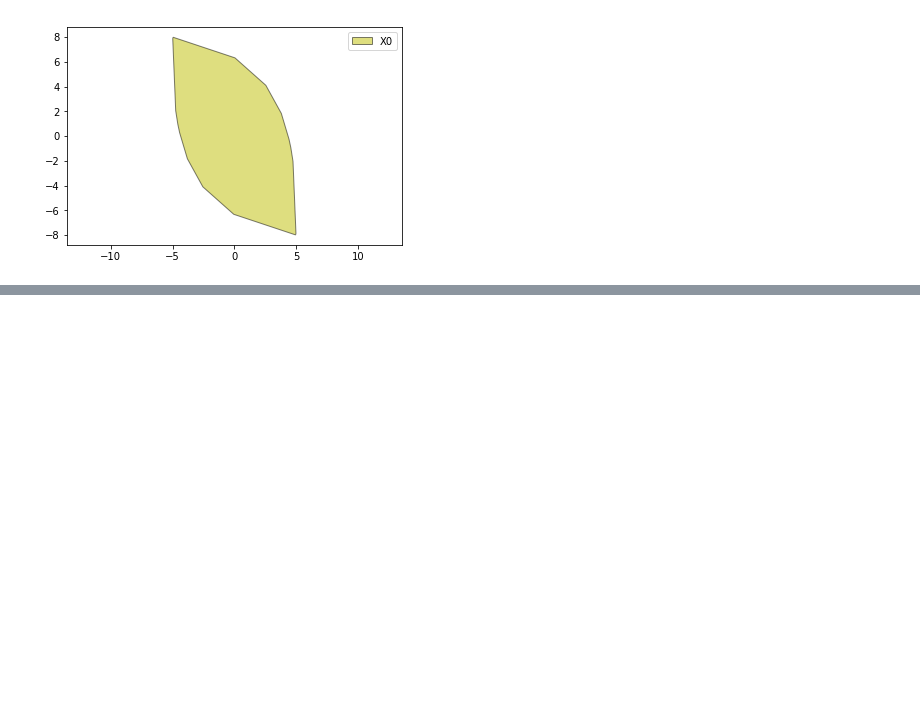
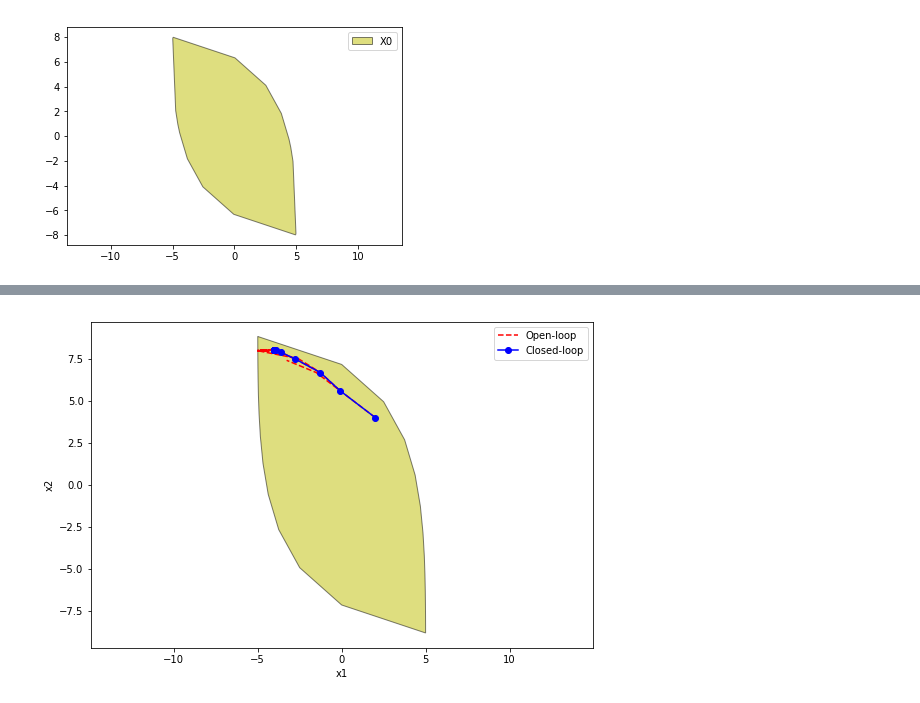
Before and after one commit to ZionDeng/Advanced-Control-Design, a Jupyter notebook: Past exams/2019Final.ipynb, the cells around one changed output, grey strips where cells are left out. Drawn from its saved outputs; the diff is of its cells as text; code cells hidden in the pictures; blank space fills up the shorter version.

```diff
--- a/Past exams/2019Final.ipynb
+++ b/Past exams/2019Final.ipynb
@@ -1229,3 +1229,95 @@ plt.show()
 # This Xf is the 10 step set controllable to 0, which is an invarinat set
 # %% [output]
 [figure]
+# %%
+# [5b]
+# in closed loop system comtrolled by the MPC, with the new design is persistently feasible but does not converge to the origin.
+# P does not satisfy the condition of the Main MPC theorem. if it did, (0,0) will be a-stable with the region of attraction around x0.
+N=10
+eps = 0.001
+S = pt.box2poly([[-eps, eps], [-eps, eps]])
+K=KsetinNstepstoS(S, N, A, B,X, U)
+Xf=K[N-1]
+
+
+
+#Solution to A5
+# Should have all set up and ready to run MPC with exception of Horizon N
+#make N small
+# approch is to increase the horizon until feasible. I did not change the tubning P,Q,R and Xf.
+# One could  try to use a larger Xf so that N is small.
+#Prediction horizon
+N=3
+
+# Run closed loop with MPC
+
+# Setup the simulation with MPC controller
+
+nx = np.size(A, 0)
+nu = np.size(B, 1)
+
+# Setup the terminal cost adn terminal constraint
+# Xf defined before
+Af = Xf.A
+bf = Xf.b
+#Tuning according to the question
+Q = 0.1*np.eye(2)
+P=Q
+# P=Pinf
+
+# Set initial state
+#according to the quesion
+x0 = np.array([2, 4])
+
+
+M = 30   # Simulation steps
+xOpt = np.zeros((nx, M+1))
+uOpt = np.zeros((nu, M))
+xOpt[:, 0] = x0.reshape(nx, )
+
+xPred = np.zeros((nx, N+1, M))
+predErr = np.zeros((nx, M-N+1))
+
+feas = np.zeros((M, ), dtype=bool)
+xN = np.zeros((nx,1))
+
+
+fig = plt.figure(figsize=(9, 6))
+for t in range(M):
+    [model, feas[t], x, u, J] = solve_cftoc(A, B, P, Q, R, N, xOpt[:, t], x1U, x2U, -uU, uU, bf, Af)
+
+    if not feas[t]:
+        xOpt = []
+        uOpt = []
+        predErr = []
+        break
+    # Save open loop predictions
+    xPred[:, :, t] = x
+
+    # Save closed loop trajectory
+    # Note that the second column of x represents the optimal closed loop state
+    xOpt[:, t+1] = x[:, 1]
+    uOpt[:, t] = u[:, 0].reshape(nu, )
+
+    # Plot Open Loop
+    line1 = plt.plot(x[0,:], x[1,:], 'r--')
+
+
+#plot X0
+# X0 of new design
+K=KsetinNstepstoS(Xf, 4, A, B,X, U)
+X0=K[N-1]
+#ax.legend(['X0'])
+#plt.show()
+
+# Plot Closed Loop
+line2 = plt.plot(xOpt[0, :], xOpt[1, :], 'bo-')
+plt.legend([line1[0], line2[0]], ['Open-loop', 'Closed-loop']);
+plt.xlabel('x1')
+plt.ylabel('x2')
+plt.axis('equal')
+ax=plt.gca()
+X0.plot(ax, color='y', alpha=0.5, linestyle='solid', linewidth=1, edgecolor=None)
+ax.autoscale_view()
+ax.axis('equal')
+# %% [output]
@@ -1231,0 +1325 @@ plt.show()
+[figure, added]
```
Also changed, not shown: parts of 2 cells of this notebook.
